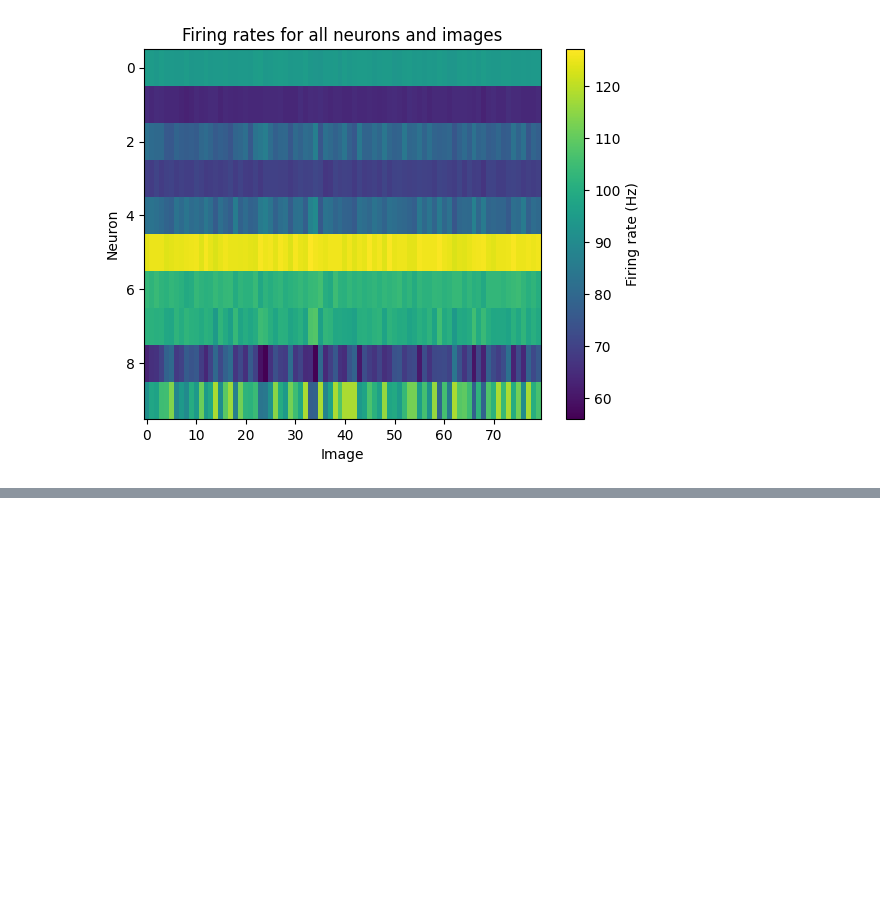
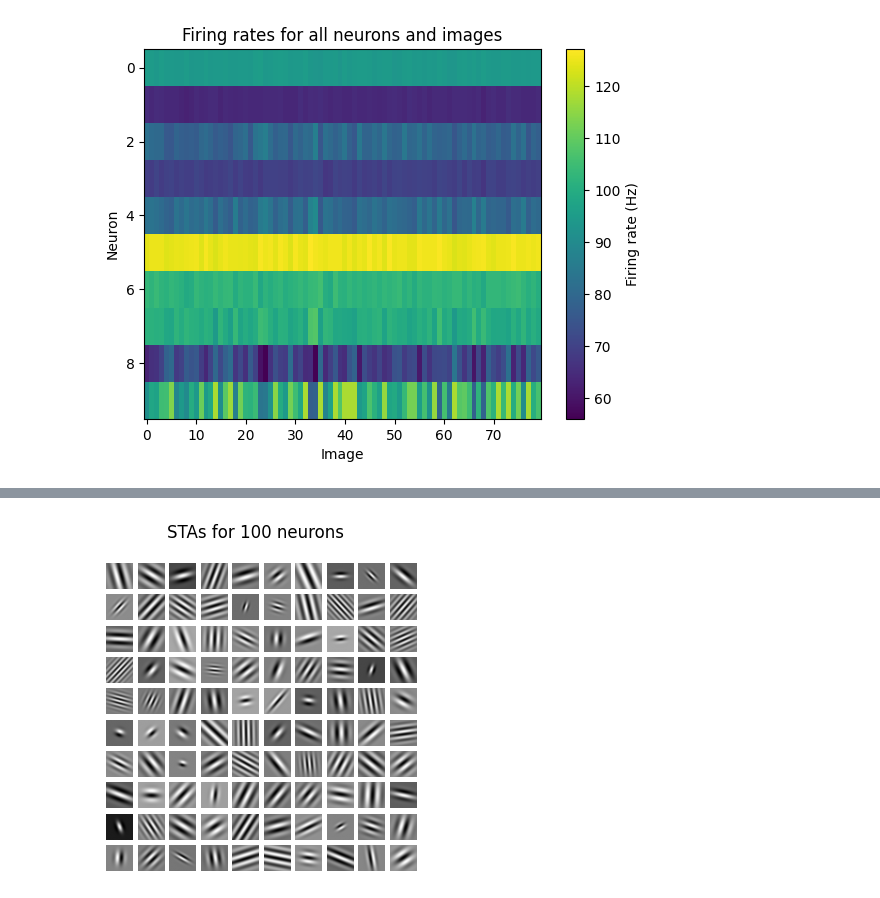
Before and after one commit to lauraporta/neurodecoders, a Jupyter notebook: notebooks/step_1/synthetic_data.ipynb, the cells around one changed output, grey strips where cells are left out. Cells and saved outputs as stored; diff of their text form; code cells hidden in the pictures; blank space fills up the shorter version.

```diff
--- a/notebooks/step_1/synthetic_data.ipynb
+++ b/notebooks/step_1/synthetic_data.ipynb
@@ -120,0 +122,14 @@ Creating z-score normalized average images for 10 neurons...
+# %%
+stas = big_data["stas"]
+
+# plot the STA
+fig, ax = plt.subplots(10, 10, figsize=(4, 4))
+for i in range(10):
+    for j in range(10):
+        neuron_id = i * 10 + j
+        ax[i, j].imshow(stas[neuron_id], cmap="gray")
+        ax[i, j].axis("off")
+plt.suptitle("STAs for 100 neurons")
+plt.show()
+# %% [output]
+[figure, added]
```
Also changed, not shown: parts of 2 cells of this notebook.
